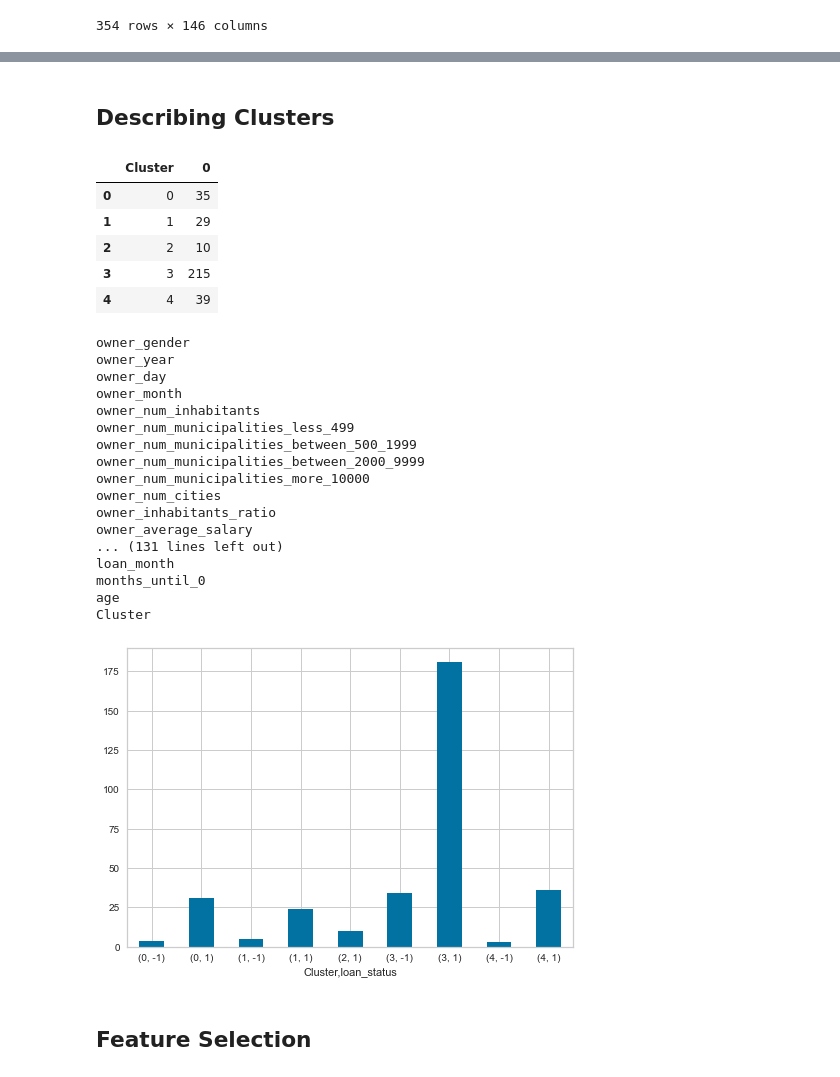
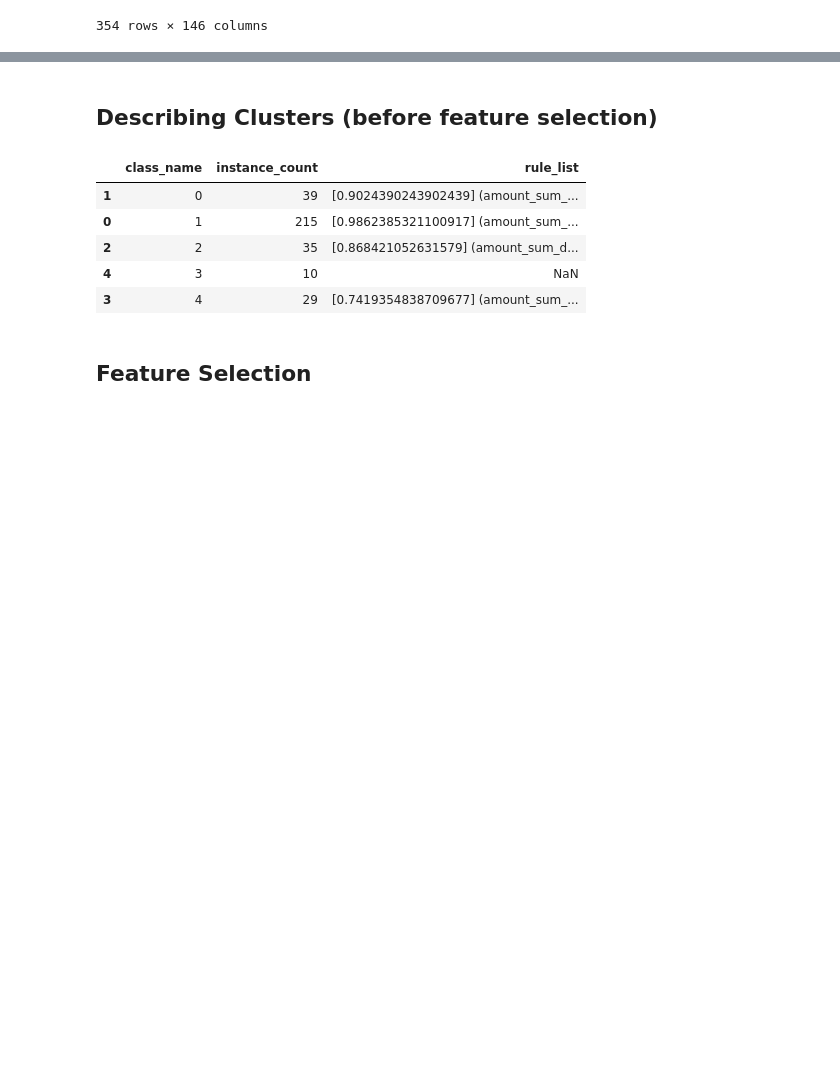
Before and after one commit to diogoabnunes/AC-Project, a Jupyter notebook: docs/notebook.ipynb, the cells around one changed output, grey strips where cells are left out. Saved outputs shown, nothing was run; the diff lists cells and outputs as text; code cells hidden in the pictures; blank space fills up the shorter version.

Commit message:
Added cluster description

```diff
--- a/docs/notebook.ipynb
+++ b/docs/notebook.ipynb
@@ -606,50 +674,17 @@ kmeans.fit(final_df)
 groups = kmeans.labels_
 
 clustered_df = pd.DataFrame(final_df)
-clustered_df['Cluster'] = groups
 # %% [markdown]
-## Describing Clusters
+## Describing Clusters (before feature selection)
 # %%
-#Cluster Size
-gb = clustered_df.groupby('Cluster')
-
-display(gb.size().to_frame().reset_index())
-
-# for c in clustered_df.columns:
-#     clustered_df.boxplot(column=c, by='Cluster')
-
-for c in final_df.columns:
-    print(c)
-
-#Cluster loan status
-gb_ln = clustered_df.groupby(['Cluster', 'loan_status'])
-gb_ln.size().plot(kind='bar', rot=0)
-plt.show()
+cluster_report(clustered_df, groups)
 # %% [output]
-|  | Cluster | 0 |
-| 0 | 0 | 35 |
-| 1 | 1 | 29 |
-| 2 | 2 | 10 |
-| 3 | 3 | 215 |
-| 4 | 4 | 39 |
+|  | class_name | instance_count | rule_list |
+| 1 | 0 | 39 | [0.9024390243902439] (amount_sum_... |
+| 0 | 1 | 215 | [0.9862385321100917] (amount_sum_... |
+| 2 | 2 | 35 | [0.868421052631579] (amount_sum_d... |
+| 4 | 3 | 10 | NaN |
+| 3 | 4 | 29 | [0.7419354838709677] (amount_sum_... |
-owner_gender
-owner_year
-owner_day
-owner_month
-owner_num_inhabitants
-owner_num_municipalities_less_499
-owner_num_municipalities_between_500_1999
-owner_num_municipalities_between_2000_9999
-owner_num_municipalities_more_10000
-owner_num_cities
-owner_inhabitants_ratio
-owner_average_salary
-... (131 lines left out)
-loan_month
-months_until_0
-age
-Cluster
-[figure, removed]
 # %% [markdown]
 ## Feature Selection
 # %%
```
Also changed, not shown: parts of 15 cells of this notebook, 1 other file.
